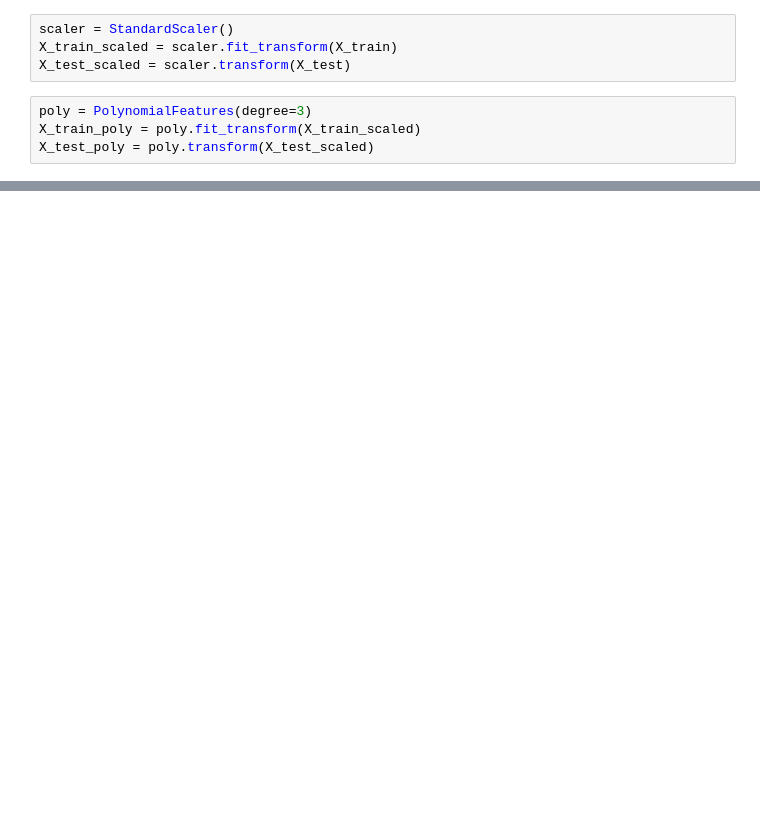
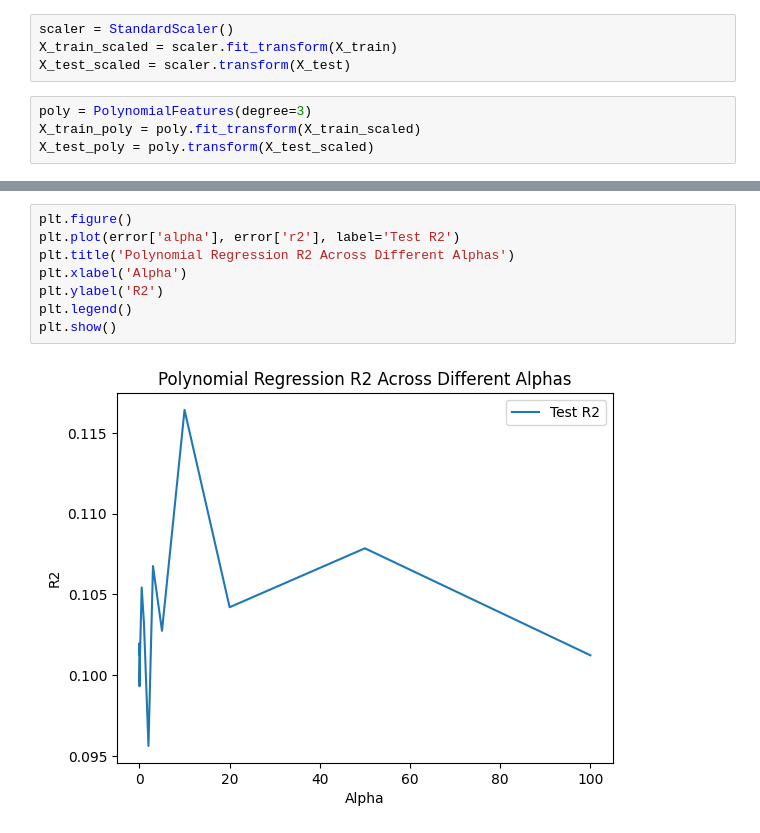
Before and after one commit to NickyDCFP/Machine-Learning-4563-Final-Project, a Jupyter notebook: polyreg.ipynb, the cells around one changed output, grey strips where cells are left out. Cells and saved outputs as stored; diff of their text form; blank space fills up the shorter version.

```diff
--- a/polyreg.ipynb
+++ b/polyreg.ipynb
@@ -103,3 +168,13 @@ def try_test_size(X, y, test_size):
+# %%
+plt.figure()
+plt.plot(error['alpha'], error['r2'], label='Test R2')
+plt.title('Polynomial Regression R2 Across Different Alphas')
+plt.xlabel('Alpha')
+plt.ylabel('R2')
+plt.legend()
+plt.show()
+# %% [output]
+[figure, added]
 # %%
 cols = ['test_size', 'loss', 'r2']
 training_error = pd.DataFrame(columns=cols)
```
Also changed, not shown: parts of 10 cells of this notebook, 1 other file.
